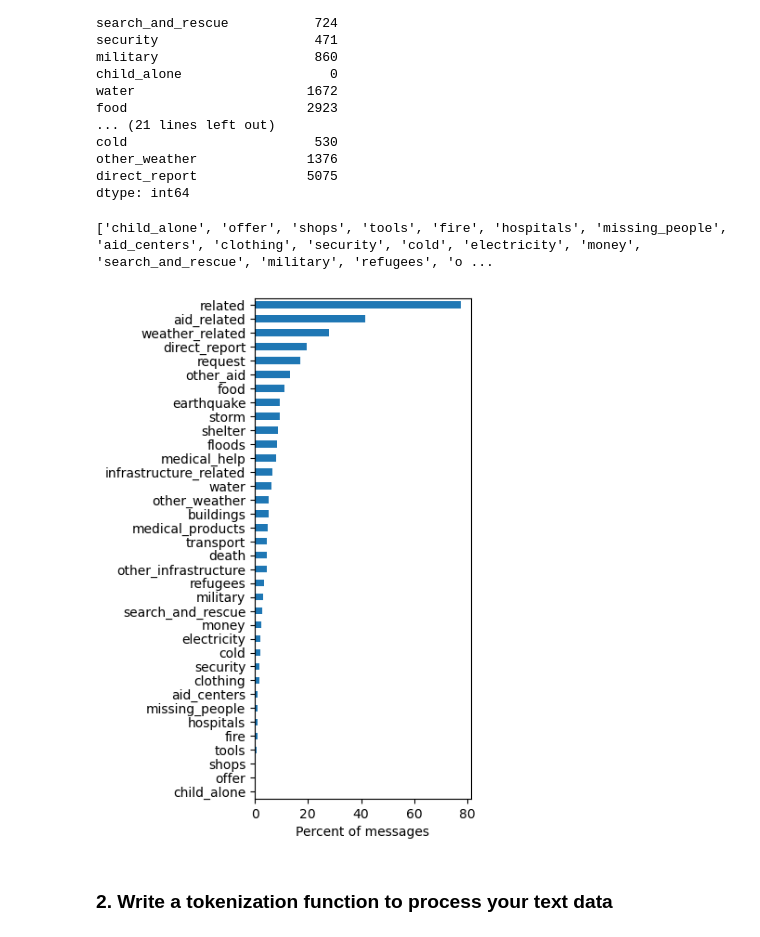
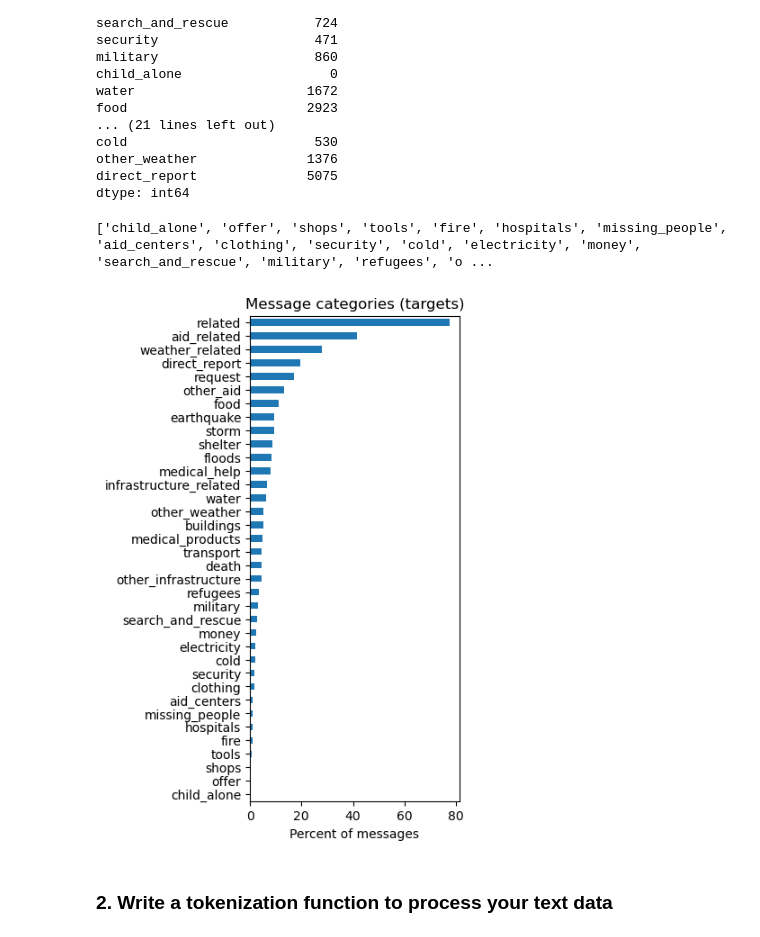
Before and after one commit to mxagar/disaster_response_pipeline, a Jupyter notebook: notebooks/ML_Pipeline_Preparation.ipynb, the cells around one changed output. Cells and saved outputs as stored; diff of their text form; code cells hidden in the pictures.

```diff
--- a/notebooks/ML_Pipeline_Preparation.ipynb
+++ b/notebooks/ML_Pipeline_Preparation.ipynb
@@ -128,13 +128,15 @@ dtype: int64
 # %%
 plt.figure(figsize=(3,7))
 s = 100*df.iloc[:,4:].sum(axis=0)/df.shape[0]
 s.sort_values(ascending=True).plot(kind='barh')
 print(list(s.sort_values(ascending=True).index))
 plt.xlabel("Percent of messages")
-plt.show()
+#plt.show()
+plt.title('Message categories (targets)')
+plt.savefig('../assets/targets_distribution.png',dpi=300,transparent=False,bbox_inches='tight')
 # %% [output]
 ['child_alone', 'offer', 'shops', 'tools', 'fire', 'hospitals', 'missing_people', 'aid_centers', 'clothing', 'security', 'cold', 'electricity', 'money', 'search_and_rescue', 'military', 'refugees', 'o ...
-[figure, old version]
+[figure, new version]
 # %% [markdown]
 ### 2. Write a tokenization function to process your text data
 # %%
```
